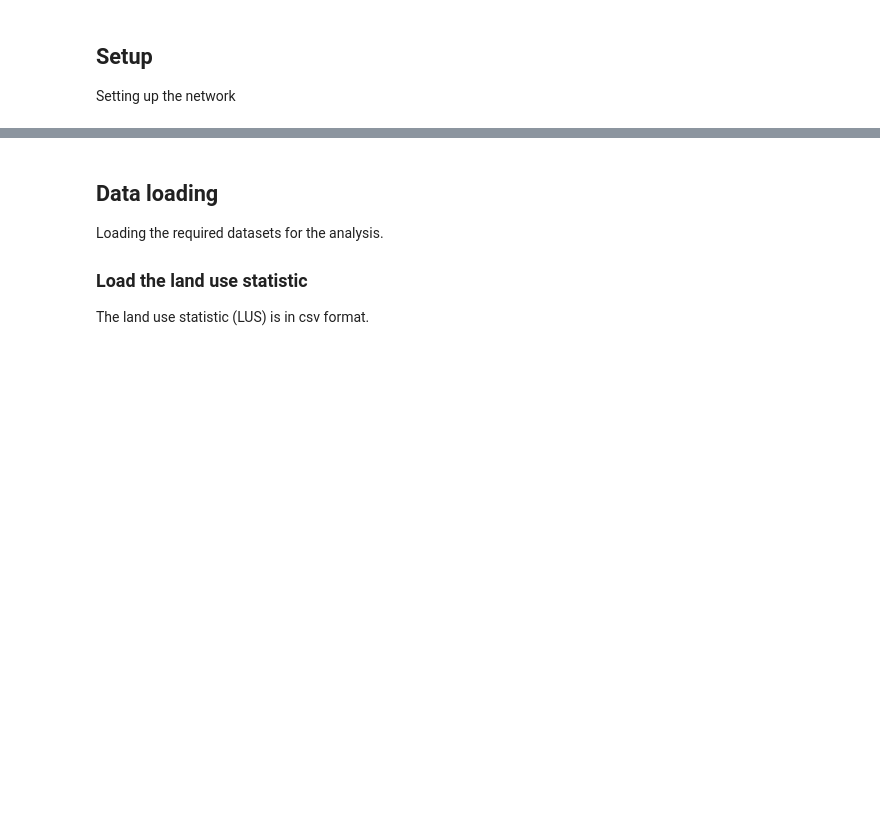
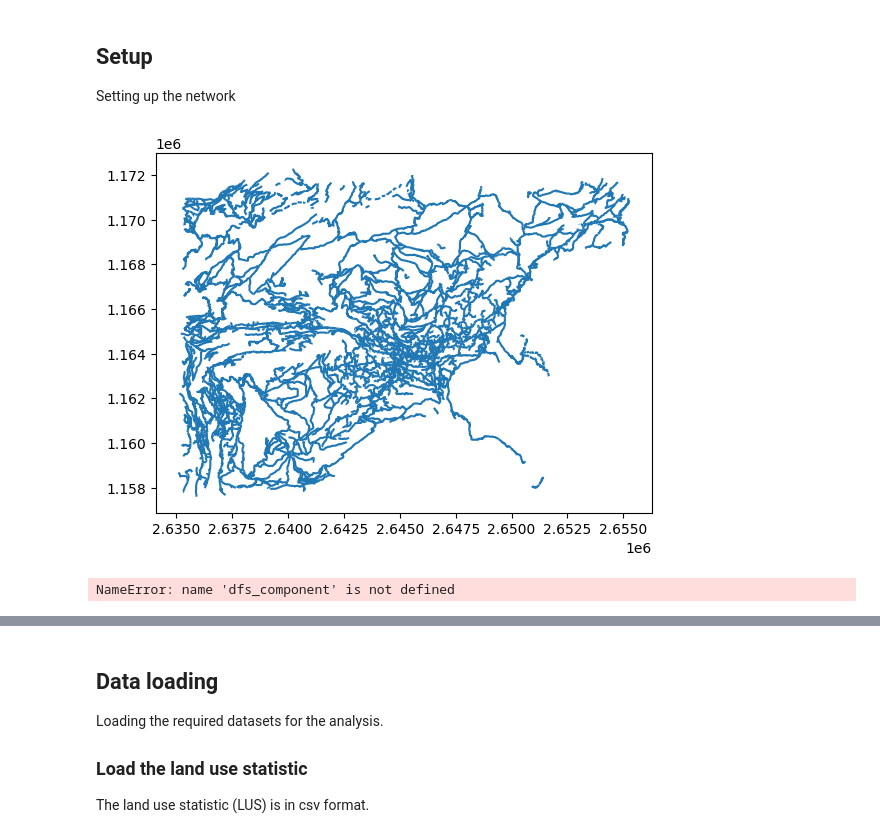
Before and after one commit to catsonthewall/G877_Alivand, a Jupyter notebook: Geo877_Alivand.ipynb, the cells around one changed output, grey strips where cells are left out. Saved outputs shown, nothing was run; the diff lists cells and outputs as text; code cells hidden in the pictures; blank space fills up the shorter version.

Commit message:
graph

```diff
--- a/Geo877_Alivand.ipynb
+++ b/Geo877_Alivand.ipynb
@@ -16,3 +20,18 @@ user_name = getpass.getuser()
 ## Setup
 
 Setting up the network
+# %%
+gdf = gpd.read_file('Roads_small.gpkg')
+graph = preprocess_gdf(gdf)
+fig, ax = plt.subplots()
+gdf.plot(ax=ax)
+plt.show()
+# %% [output]
+[figure, added]
+# %%
+components = dfs.find_connected_components(graph)
+# find largest component
+largest_component = dfs.get_largest_component(components)
+dfs.filter_graph(components, largest_component, gdf)
+# %% [output]
+NameError: name 'dfs_component' is not defined
```
Also changed, not shown: parts of 2 cells of this notebook, 1 other file.
